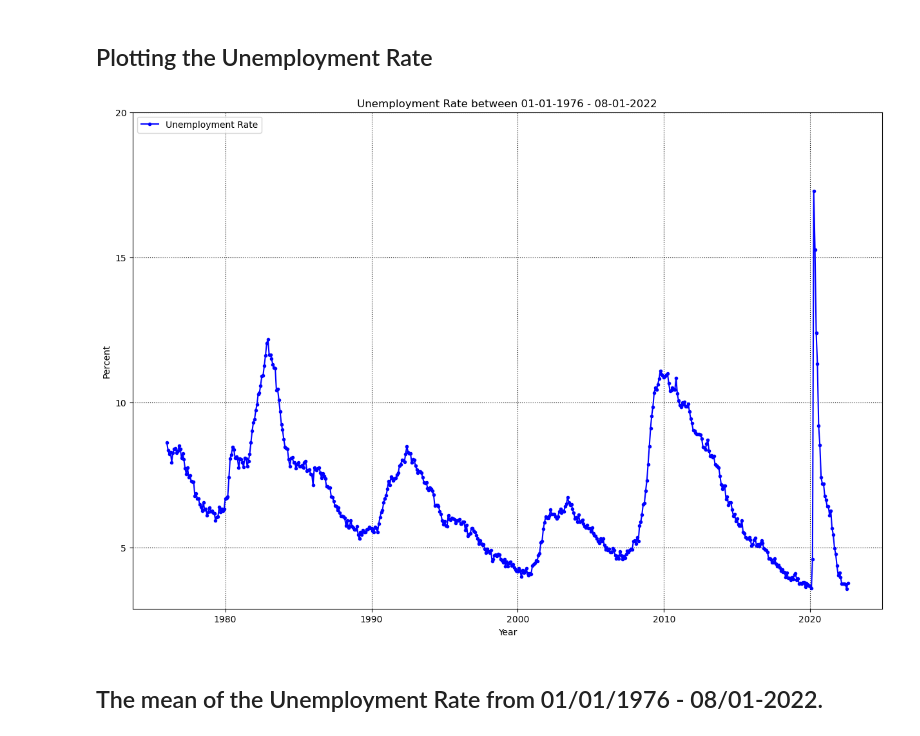
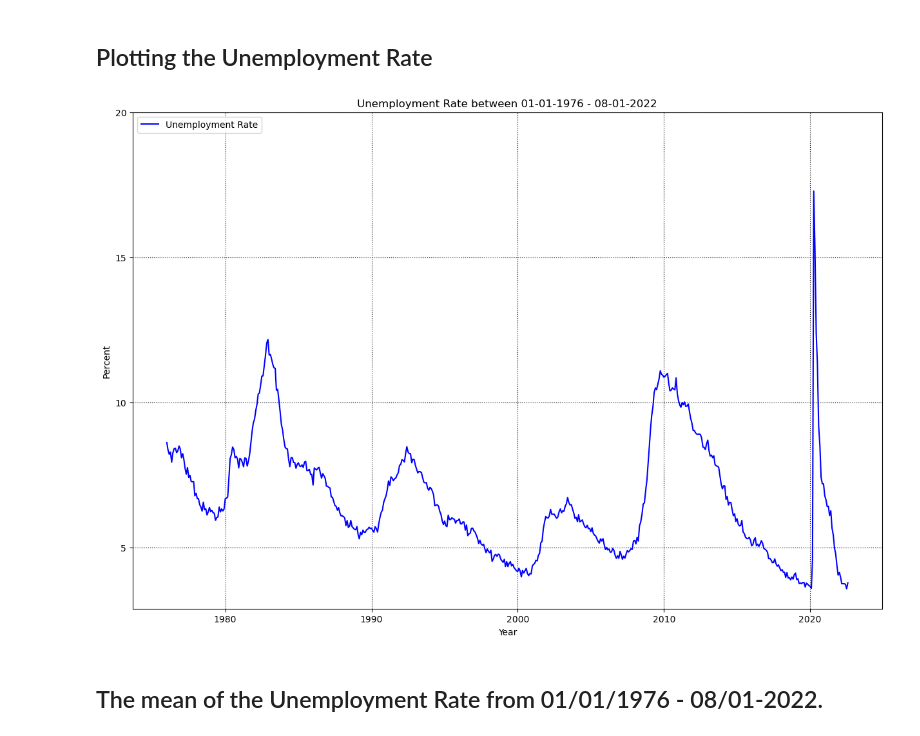
Before and after one commit to boggs2louky/EAP, a Jupyter notebook: National Unemployment and Labor Force Participation 1976-2022.ipynb, the cells around one changed output. Cells and saved outputs as stored; diff of their text form; code cells hidden in the pictures.

```diff
--- a/National Unemployment and Labor Force Participation 1976-2022.ipynb
+++ b/National Unemployment and Labor Force Participation 1976-2022.ipynb
@@ -215,20 +215,20 @@ Econdata
 # %%
 # Plot of Unemployment Rate between the years of 01-01-1976 - 08-01-2022.
 plt.figure(figsize=(15,10))
 
-plt.plot(Econdata.DATE, Econdata.UNEMPLYRT, 'b.-', label='Unemployment Rate')
+plt.plot(Econdata.DATE, Econdata.UNEMPLYRT, 'blue', label='Unemployment Rate')
 
 
 plt.title('Unemployment Rate between 01-01-1976 - 08-01-2022')
 plt.ylabel('Percent')
 plt.xlabel('Year')
 plt.yticks([5, 10, 15, 20])
 plt.grid(True, color='k', linestyle=':')
 plt.legend(loc=2)
 
 plt.show()
 # %% [output]
-[figure, old version]
+[figure, new version]
 # %% [markdown]
 ## The mean of the Unemployment Rate from 01/01/1976 - 08/01-2022.
 # %%
```
Also changed, not shown: parts of 5 cells of this notebook.
